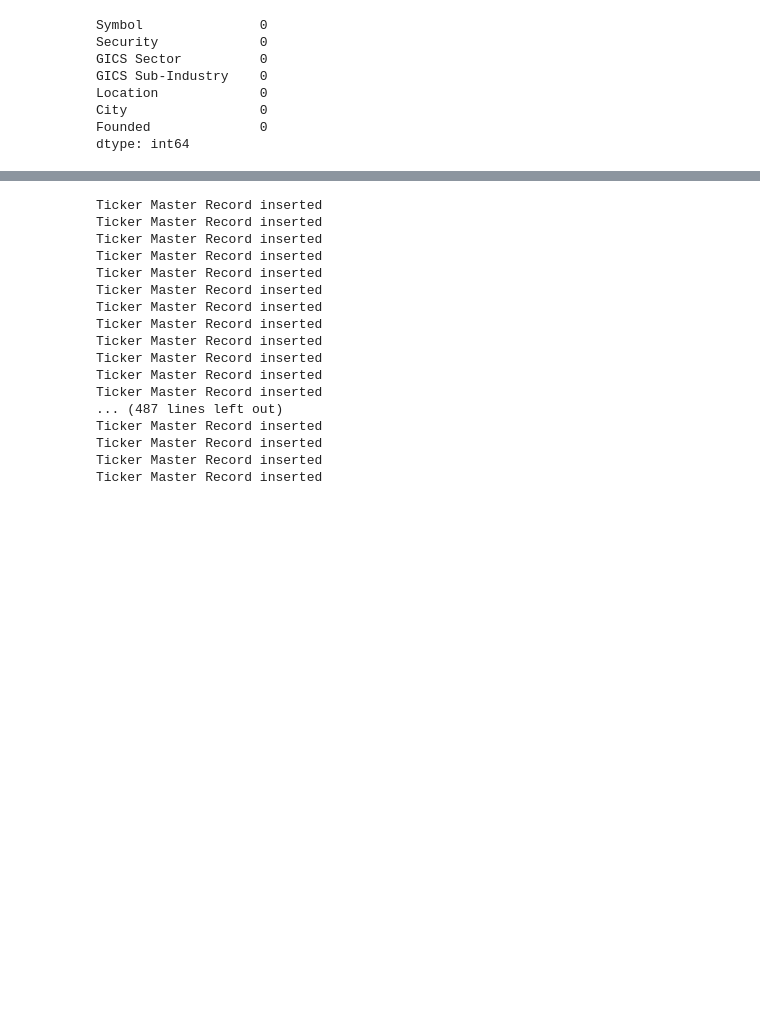
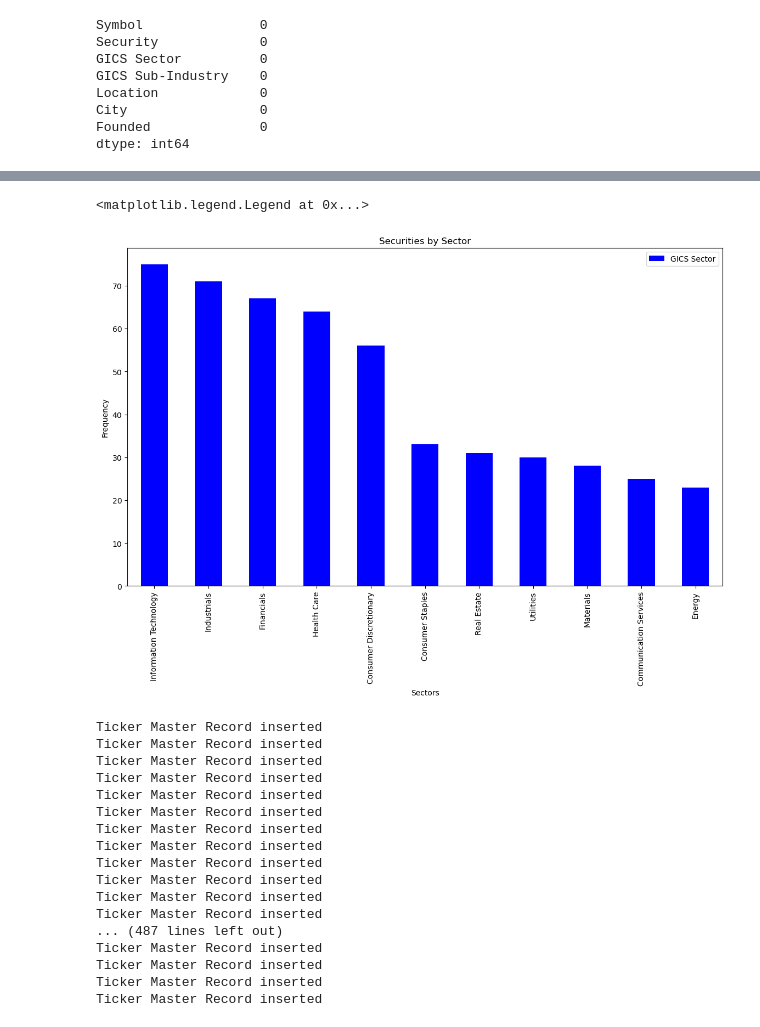
Before and after one commit to Draconian10/StockAssist, a Jupyter notebook: Data_Scraping_Cleaning/Data_Processing.ipynb, the cells around one changed output, grey strips where cells are left out. Drawn from its saved outputs; the diff is of its cells as text; code cells hidden in the pictures; blank space fills up the shorter version.

Commit message:
Updated Data_Scraping_Cleaning Functionality

```diff
--- a/Data_Scraping_Cleaning/Data_Processing.ipynb
+++ b/Data_Scraping_Cleaning/Data_Processing.ipynb
@@ -427,6 +430,15 @@ csv_df.head()
 | 2 | ABT | Abbott | Health Care | Health Care Equipment | North Chicago | Illinois | 1888 |
 | 3 | ABBV | AbbVie | Health Care | Pharmaceuticals | North Chicago | Illinois | 2013 |
 | 4 | ABMD | Abiomed | Health Care | Health Care Equipment | Danvers | Massachusetts | 1981 |
+# %%
+# Data Visualization
+ax = csv_df['GICS Sector'].value_counts().plot(kind = 'bar', figsize=(14,8), title="Securities by Sector", color = 'Blue')
+ax.set_xlabel("Sectors")
+ax.set_ylabel("Frequency")
+ax.legend()
+# %% [output]
+<matplotlib.legend.Legend at 0x...>
+[figure, added]
 # %%
 # Cleaning existing data from the database
 csv_del_query = 'delete from ticker_master where tck_symbol is not null'
```
Also changed, not shown: parts of 34 cells of this notebook, 1 other file.
